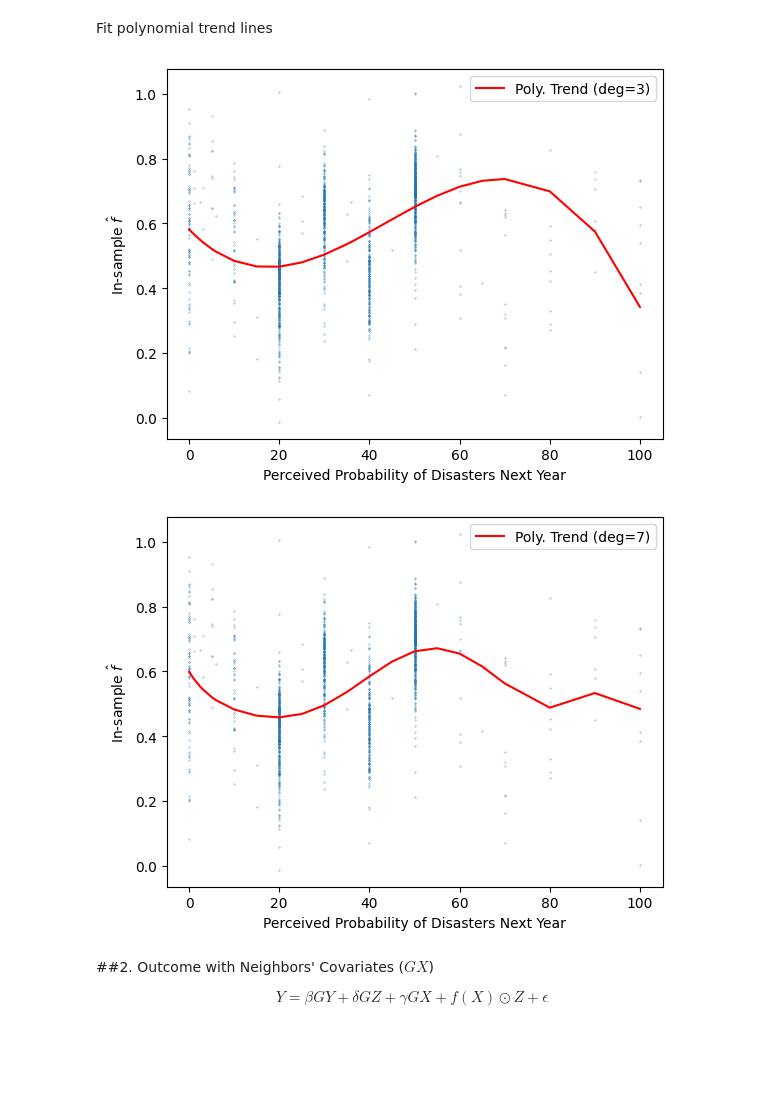
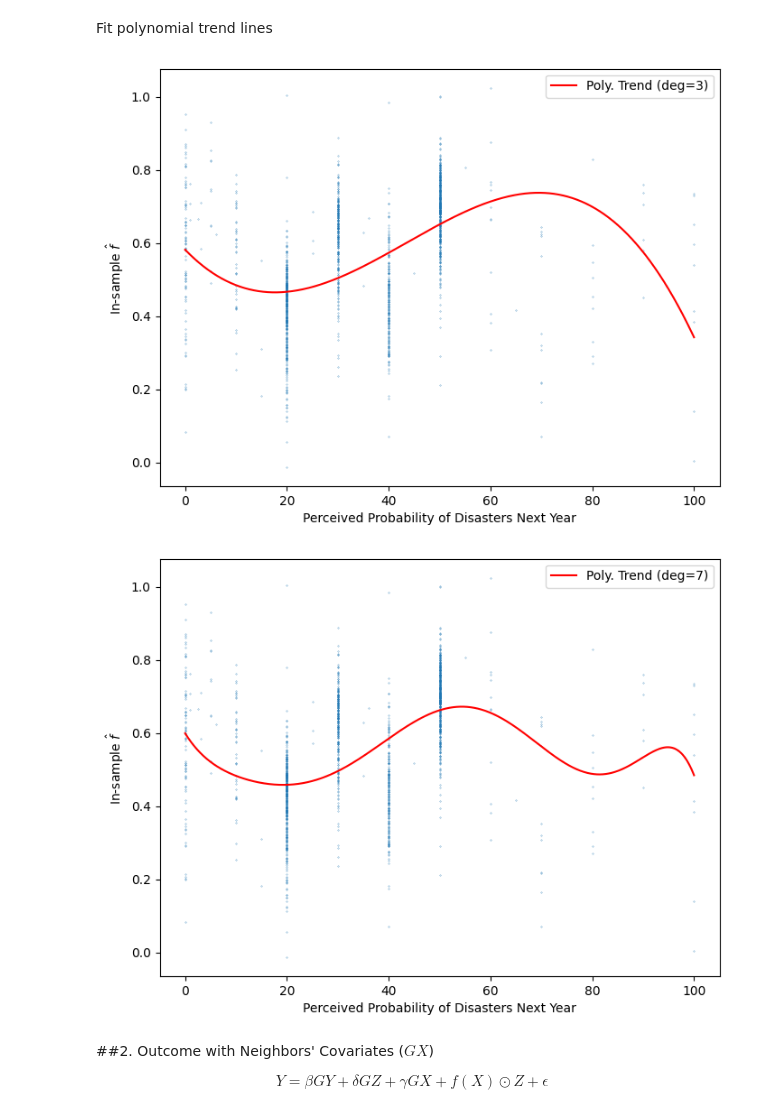
Before and after one commit to lujie-zhou/network_rkhs, a Jupyter notebook: Cai_et_al_2015/replication.ipynb, the cells around one changed output. Saved outputs shown, nothing was run; the diff lists cells and outputs as text; code cells hidden in the pictures; blank space fills up the shorter version.

```diff
--- a/Cai_et_al_2015/replication.ipynb
+++ b/Cai_et_al_2015/replication.ipynb
@@ -283,39 +265,42 @@ y_data = fx_hat[treated]
 not_nan_indices = (~np.isnan(x_data)) & (~np.isnan(y_data))
 x_data = x_data[not_nan_indices.values].reset_index(drop=True)
 y_data = y_data[not_nan_indices.values]
+x_grid = np.linspace(x_data.min(), x_data.max(), 1000)
 
 deg1 = 3
 coefficients1 = np.polyfit(x_data, y_data, deg1)
 polynomial1 = np.poly1d(coefficients1)
-trend_line_1 = polynomial1(x_data)
+trend_line_1 = polynomial1(x_grid)
 
-sort_indices = np.argsort(x_data)
+sort_indices = np.argsort(x_grid)
 trend_line_sorted1 = trend_line_1[sort_indices]
-x_data_sorted = x_data.iloc[sort_indices]
+x_grid_sorted = x_grid[sort_indices]
 
+plt.figure(figsize=(8, 6))
 plt.scatter(x_data, y_data, s=0.05)
 plt.xlabel('Perceived Probability of Disasters Next Year')
 plt.ylabel(r'In-sample $\hat{f}$')
-plt.plot(x_data_sorted, trend_line_sorted1, color='red', label=f'Poly. Trend (deg={deg1})')
+plt.plot(x_grid_sorted, trend_line_sorted1, color='red', label=f'Poly. Trend (deg={deg1})')
 plt.legend()
 plt.show()
 # %% [output]
-[figure, old version]
+[figure, new version]
 # %%
 deg2 = 7
 coefficients2 = np.polyfit(x_data, y_data, deg2)
 polynomial2 = np.poly1d(coefficients2)
-trend_line_2 = polynomial2(x_data)
+trend_line_2 = polynomial2(x_grid)
 trend_line_sorted2 = trend_line_2[sort_indices]
 
+plt.figure(figsize=(8, 6))
 plt.scatter(x_data, y_data, s=0.05)
 plt.xlabel('Perceived Probability of Disasters Next Year')
 plt.ylabel(r'In-sample $\hat{f}$')
-plt.plot(x_data_sorted, trend_line_sorted2, color='red', label=f'Poly. Trend (deg={deg2})')
+plt.plot(x_grid_sorted, trend_line_sorted2, color='red', label=f'Poly. Trend (deg={deg2})')
 plt.legend()
 plt.show()
 # %% [output]
-[figure, old version]
+[figure, new version]
 # %% [markdown]
 ##2. Outcome with Neighbors' Covariates ($GX$)
 
```
Also changed, not shown: parts of 3 cells of this notebook.
